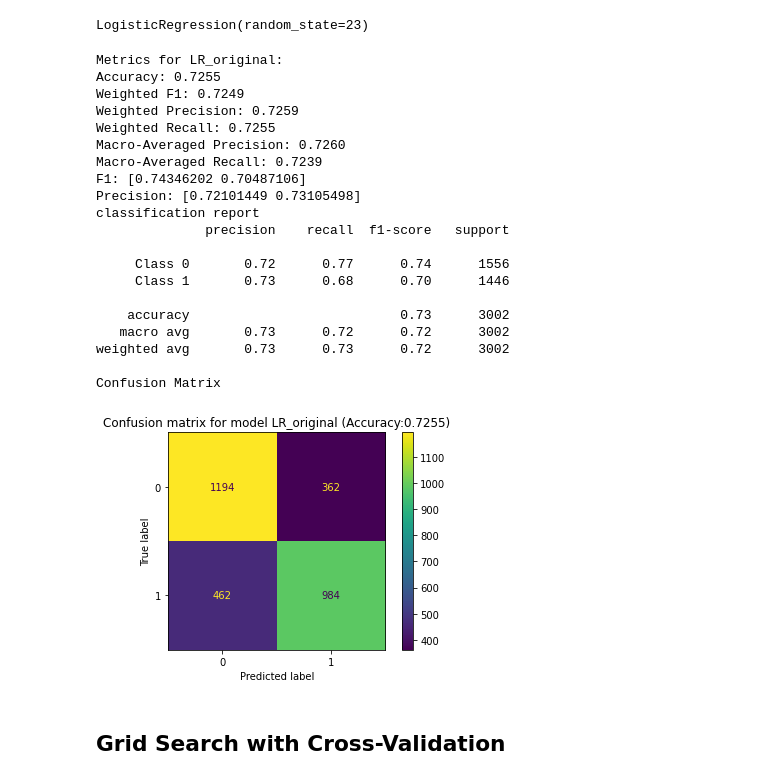
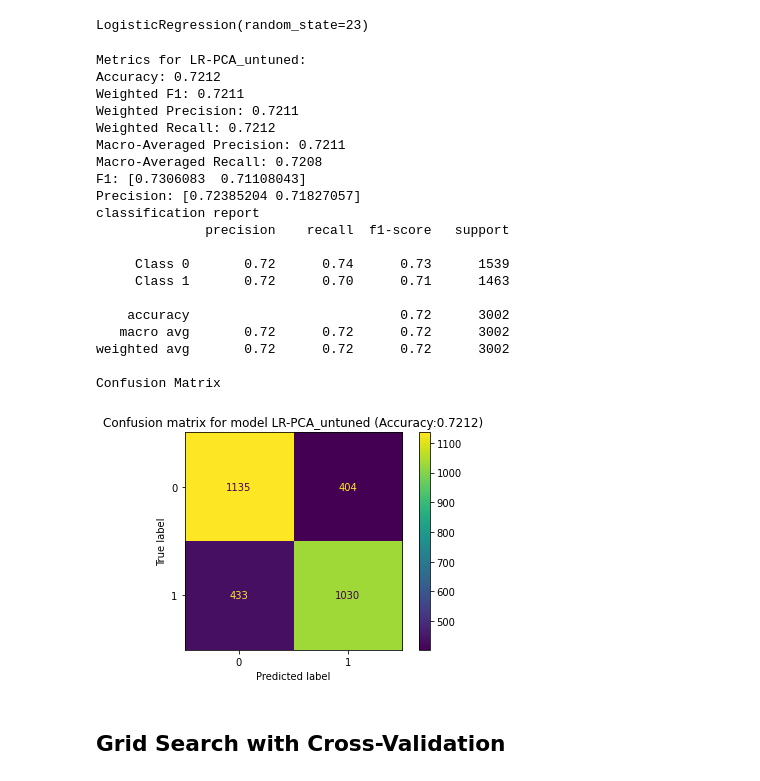
Before and after one commit to SoareCristi/BigData_MovieRatings, a Jupyter notebook: models/LogisticRegression/logistic_regression_PCA.ipynb, the cells around one changed output. Drawn from its saved outputs; the diff is of its cells as text; code cells hidden in the pictures.

```diff
--- a/models/LogisticRegression/logistic_regression_PCA.ipynb
+++ b/models/LogisticRegression/logistic_regression_PCA.ipynb
@@ -41,5 +42,0 @@ Keep only the 'averageRating' column and join with PC1,PC2, ... PC18 from PCA (c
-# %%
-df_scaled_copy = df_scaled[['averageRating']]
-df_scaled = df_pca
-df_scaled['averageRating'] = df_scaled_copy['averageRating']
-del df_scaled_copy
@@ -62,7 +42,0 @@ Train-Test Split
-# %%
-test_size = 0.2
-X_train, X_test, y_train, y_test = train_test_split(
-    df_scaled_sample.drop('averageRating', axis=1),
-    df_scaled_sample['averageRating'], test_size=test_size,
-    random_state=seed
-)
@@ -68,0 +45,3 @@ X_train, X_test, y_train, y_test = train_test_split(
+# %%
+X_test = pd.read_csv('../../DimensionalityReductionData/X_test_PCA.csv', names=columns_PCA)
+X_test.head()
@@ -68,0 +58,2 @@ X_train, X_test, y_train, y_test = train_test_split(
+# %%
+y_train, y_test = train_test_split(df_scaled['averageRating'], test_size=0.2, random_state=42)
@@ -116,29 +109,29 @@ LogisticRegression(random_state=23)
 # %%
 predictions = model.predict(X_test)
 # %%
-model_metrics = calculate_metrics('LR_original', y_test, predictions)
+model_metrics = calculate_metrics('LR-PCA_untuned', y_test, predictions)
 # %% [output]
-Metrics for LR_original:
-Accuracy: 0.7255
-Weighted F1: 0.7249
-Weighted Precision: 0.7259
-Weighted Recall: 0.7255
-Macro-Averaged Precision: 0.7260
-Macro-Averaged Recall: 0.7239
-F1: [0.74346202 0.70487106]
-Precision: [0.72101449 0.73105498]
+Metrics for LR-PCA_untuned:
+Accuracy: 0.7212
+Weighted F1: 0.7211
+Weighted Precision: 0.7211
+Weighted Recall: 0.7212
+Macro-Averaged Precision: 0.7211
+Macro-Averaged Recall: 0.7208
+F1: [0.7306083  0.71108043]
+Precision: [0.72385204 0.71827057]
 classification report
               precision    recall  f1-score   support
 
-     Class 0       0.72      0.77      0.74      1556
-     Class 1       0.73      0.68      0.70      1446
+     Class 0       0.72      0.74      0.73      1539
+     Class 1       0.72      0.70      0.71      1463
 
-    accuracy                           0.73      3002
-   macro avg       0.73      0.72      0.72      3002
-weighted avg       0.73      0.73      0.72      3002
+    accuracy                           0.72      3002
+   macro avg       0.72      0.72      0.72      3002
+weighted avg       0.72      0.72      0.72      3002
 
 Confusion Matrix
-[figure, old version]
+[figure, new version]
 # %%
 # Apar warning-uri ptc nu converge daca max_iter e mic (<100)
 # Maximu pe care l-am pus e 10k si acolo nu apare niciun warning dar am lasat ca lista
```
Also changed, not shown: parts of 31 cells of this notebook, 8 other files.
